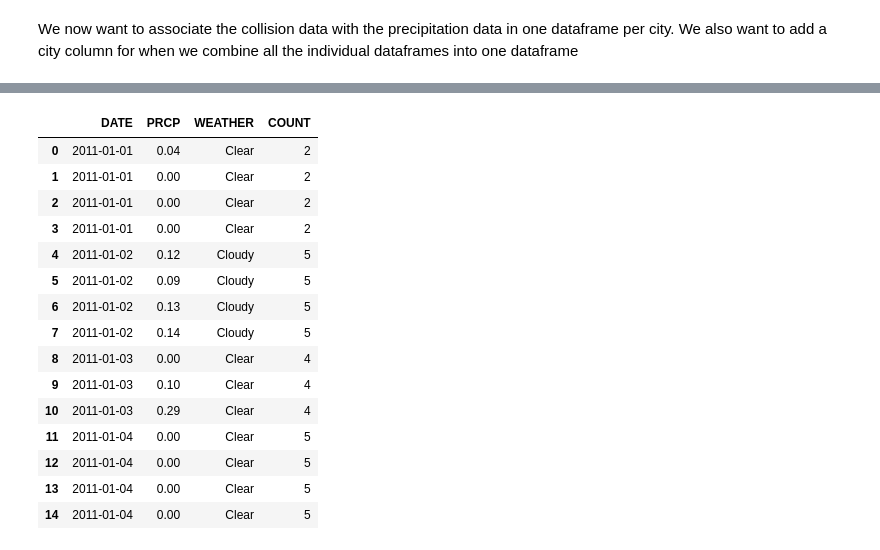
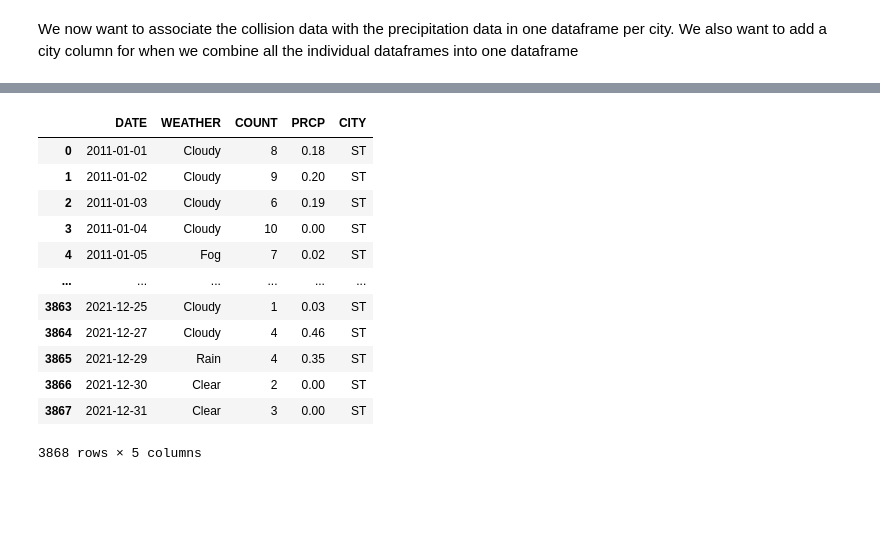
Before and after one commit to DeusSeos/Group007-Wi22-Resume, a Jupyter notebook: DataCheckpointGroup007-Wi22.ipynb, the cells around one changed output, grey strips where cells are left out. Saved outputs shown, nothing was run; the diff lists cells and outputs as text; code cells hidden in the pictures; blank space fills up the shorter version.

```diff
--- a/DataCheckpointGroup007-Wi22.ipynb
+++ b/DataCheckpointGroup007-Wi22.ipynb
@@ -233,20 +217,30 @@ BF_weather
-# %%
-df = BF_weather.merge(BF_collision, on = 'DATE')
-df.head(15)
-# %% [output]
-|  | DATE | PRCP | WEATHER | COUNT |
-| 0 | 2011-01-01 | 0.04 | Clear | 2 |
-| 1 | 2011-01-01 | 0.00 | Clear | 2 |
-| 2 | 2011-01-01 | 0.00 | Clear | 2 |
-| 3 | 2011-01-01 | 0.00 | Clear | 2 |
-| 4 | 2011-01-02 | 0.12 | Cloudy | 5 |
-| 5 | 2011-01-02 | 0.09 | Cloudy | 5 |
-| 6 | 2011-01-02 | 0.13 | Cloudy | 5 |
-| 7 | 2011-01-02 | 0.14 | Cloudy | 5 |
-| 8 | 2011-01-03 | 0.00 | Clear | 4 |
-| 9 | 2011-01-03 | 0.10 | Clear | 4 |
-| 10 | 2011-01-03 | 0.29 | Clear | 4 |
-| 11 | 2011-01-04 | 0.00 | Clear | 5 |
-| 12 | 2011-01-04 | 0.00 | Clear | 5 |
-| 13 | 2011-01-04 | 0.00 | Clear | 5 |
-| 14 | 2011-01-04 | 0.00 | Clear | 5 |
+# %%
+BFdf = pd.merge(BF_collision, BF_weather, on='DATE', how='left')
+PSdf = pd.merge(PS_collision, PS_weather, on='DATE', how='left')
+SACdf = pd.merge(SAC_collision, SAC_weather, on='DATE', how='left')
+SDdf = pd.merge(SD_collision, SD_weather, on='DATE', how='left')
+SJdf = pd.merge(SJ_collision, SJ_weather, on='DATE', how='left')
+STdf = pd.merge(ST_collision, ST_weather, on='DATE', how='left')
+
+BFdf['CITY'] = 'BF'
+PSdf['CITY'] = 'PS'
+SACdf['CITY'] = 'SAC'
+SDdf['CITY'] = 'SD'
+SJdf['CITY'] = 'SJ'
+STdf['CITY'] = 'ST'
+
+STdf
+# %% [output]
+|  | DATE | WEATHER | COUNT | PRCP | CITY |
+| 0 | 2011-01-01 | Cloudy | 8 | 0.18 | ST |
+| 1 | 2011-01-02 | Cloudy | 9 | 0.20 | ST |
+| 2 | 2011-01-03 | Cloudy | 6 | 0.19 | ST |
+| 3 | 2011-01-04 | Cloudy | 10 | 0.00 | ST |
+| 4 | 2011-01-05 | Fog | 7 | 0.02 | ST |
+| ... | ... | ... | ... | ... | ... |
+| 3863 | 2021-12-25 | Cloudy | 1 | 0.03 | ST |
+| 3864 | 2021-12-27 | Cloudy | 4 | 0.46 | ST |
+| 3865 | 2021-12-29 | Rain | 4 | 0.35 | ST |
+| 3866 | 2021-12-30 | Clear | 2 | 0.00 | ST |
+| 3867 | 2021-12-31 | Clear | 3 | 0.00 | ST |
+3868 rows × 5 columns
```
Also changed, not shown: parts of 6 cells of this notebook, 2 other files.
